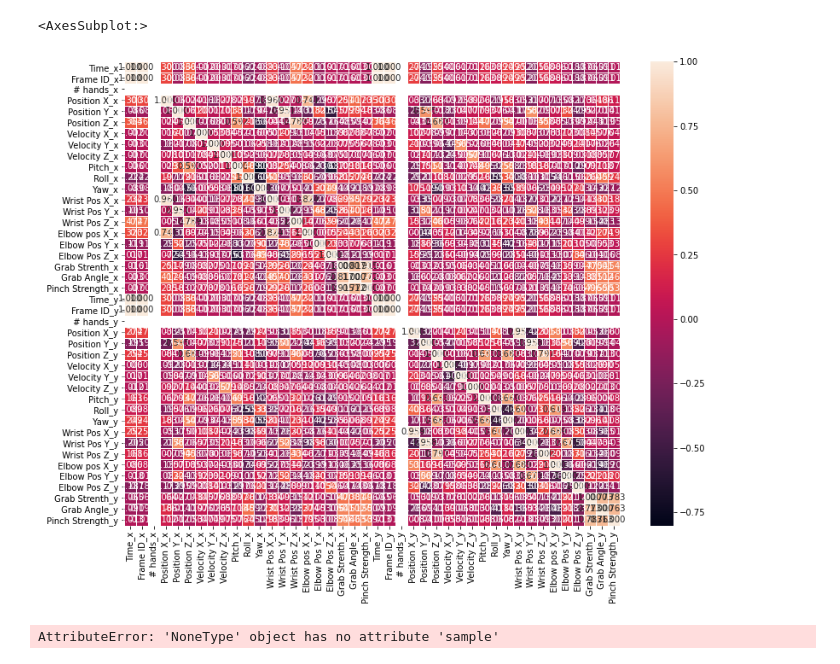
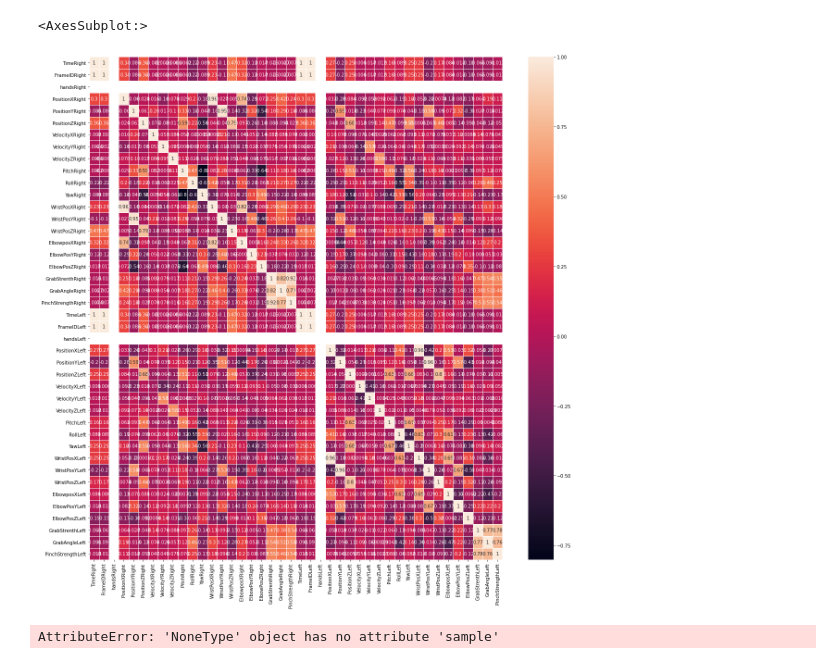
Before and after one commit to noamya-sh/Final-project-SemesterB, a Jupyter notebook: Hands-state.ipynb, the cells around one changed output. Saved outputs shown, nothing was run; the diff lists cells and outputs as text; code cells hidden in the pictures.

Commit message:
LoadData

```diff
--- a/Hands-state.ipynb
+++ b/Hands-state.ipynb
@@ -6,4 +78,3 @@ import matplotlib.pyplot as plt
 # %%
-df = pd.read_csv(r'C:\Users\נעמיה\data-science\extraFiles\Training\Evyatar Cohen\Evyatar636771053639929594Sync.csv')
-df.columns = [c.replace(' ', '').replace('#', '') for c in df.columns]
-df
+df2 = pd.read_csv(r'C:\Users\נעמיה\data-science\extraFiles\Training\Evyatar Cohen\Evyatar636771053639929594Sync.csv')
+# df.columns = [c.replace(' ', '').replace('#', '') for c in df.columns]
@@ -24,3 +95,6 @@ df
 # %%
-x=df.values[0][0]
-df=df[df.Time> x+7]
+# x=df.values[0][0]
+# df=df[df.Time> df.values[0][0]+7]
+
+# df['Time'] = df['Time'] - df.loc[0]['Time']
+df2.dropna()
@@ -48,0 +115,8 @@ df2
+# %%
+# for i in df.iloc[:, 1]:
+
+df_right=df[df.iloc[:, 2]=='right'].reset_index(drop=True)
+df_left=df[df.iloc[:, 2]=='left'].reset_index(drop=True)
+df2=pd.merge(df_right, df_left, left_index=True, right_index=True)
+df2.columns=[c.replace('_x', 'Right').replace('_y', 'Left') for c in df2.columns]
+df2
@@ -49,10 +149,10 @@ df2
 # %%
 corr = df2.corr()
-f, ax = plt.subplots(figsize = (13,10))
-sns.heatmap(corr, annot=True, fmt=".3f", linewidths=0.5, ax=ax)
+f, ax = plt.subplots(figsize = (20,20))
+sns.heatmap(corr, annot=True ,linewidths=0.5, ax=ax)
 # %% [output]
 <AxesSubplot:>
-[figure, old version]
+[figure, new version]
 # %%
 df_right.sample(10)
 # %% [output]
```
Also changed, not shown: parts of 11 cells of this notebook.
